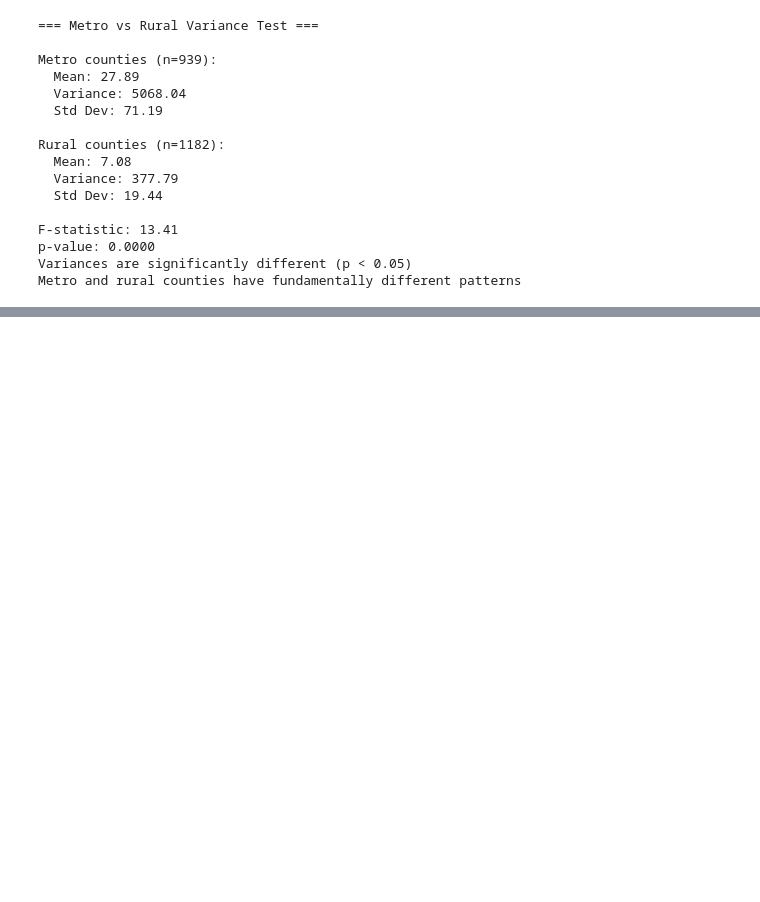
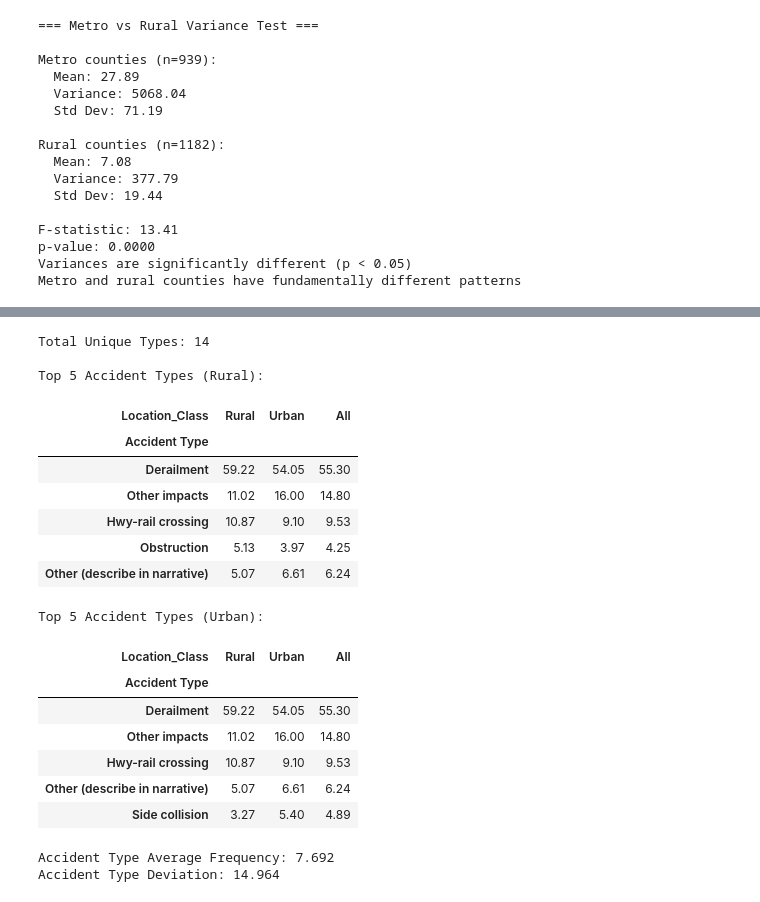
Before and after one commit to TimothyHHMai/rail-risk-census-analysis-521, a Jupyter notebook: notebooks/phase-1-proposal.ipynb, the cells around one changed output, grey strips where cells are left out. Cells and saved outputs as stored; diff of their text form; code cells hidden in the pictures; blank space fills up the shorter version.

```diff
--- a/notebooks/phase-1-proposal.ipynb
+++ b/notebooks/phase-1-proposal.ipynb
@@ -640,0 +550,48 @@ HIGH VIABILITY
+# %%
+print('Total Unique Types:', len(df_merged['Accident Type'].unique()), '\n')
+
+#Calculates the count of all accident causes, separated by rural and urban counts
+accident_type_counts = pd.pivot_table(
+    df_merged,
+    index = 'Accident Type',
+    columns = 'Location_Class',
+    values = 'Accident Number',
+    aggfunc = 'count',
+    fill_value = 0,
+    margins = True)
+
+#Normalizes the values by dividing by the All Accidents row and multiplying by 100%
+accident_type_counts = (accident_type_counts / accident_type_counts.iloc[-1]) * 100
+
+#Drops the 'All' row to determine the top 5 Causes
+accident_type_counts = accident_type_counts[accident_type_counts.index != 'All']
+
+print('Top 5 Accident Types (Rural):')
+display(accident_type_counts.nlargest(5, 'Rural').round(2))
+print('Top 5 Accident Types (Urban):')
+display(accident_type_counts.nlargest(5, 'Urban').round(2))
+
+#Calculates and displays the average frequency and the frequency variance
+print('Accident Type Average Frequency:', round(accident_type_counts['All'].mean(), 3))
+print('Accident Type Deviation:', round(accident_type_counts['All'].std(), 3))
+# %% [output]
+Total Unique Types: 14
+
+Top 5 Accident Types (Rural):
+| Location_Class | Rural | Urban | All |
+| Accident Type |  |  |  |
+| Derailment | 59.22 | 54.05 | 55.30 |
+| Other impacts | 11.02 | 16.00 | 14.80 |
+| Hwy-rail crossing | 10.87 | 9.10 | 9.53 |
+| Obstruction | 5.13 | 3.97 | 4.25 |
+| Other (describe in narrative) | 5.07 | 6.61 | 6.24 |
+Top 5 Accident Types (Urban):
+| Location_Class | Rural | Urban | All |
+| Accident Type |  |  |  |
+| Derailment | 59.22 | 54.05 | 55.30 |
+| Other impacts | 11.02 | 16.00 | 14.80 |
+| Hwy-rail crossing | 10.87 | 9.10 | 9.53 |
+| Other (describe in narrative) | 5.07 | 6.61 | 6.24 |
+| Side collision | 3.27 | 5.40 | 4.89 |
+Accident Type Average Frequency: 7.692
+Accident Type Deviation: 14.964
```
Also changed, not shown: parts of 23 cells of this notebook.
